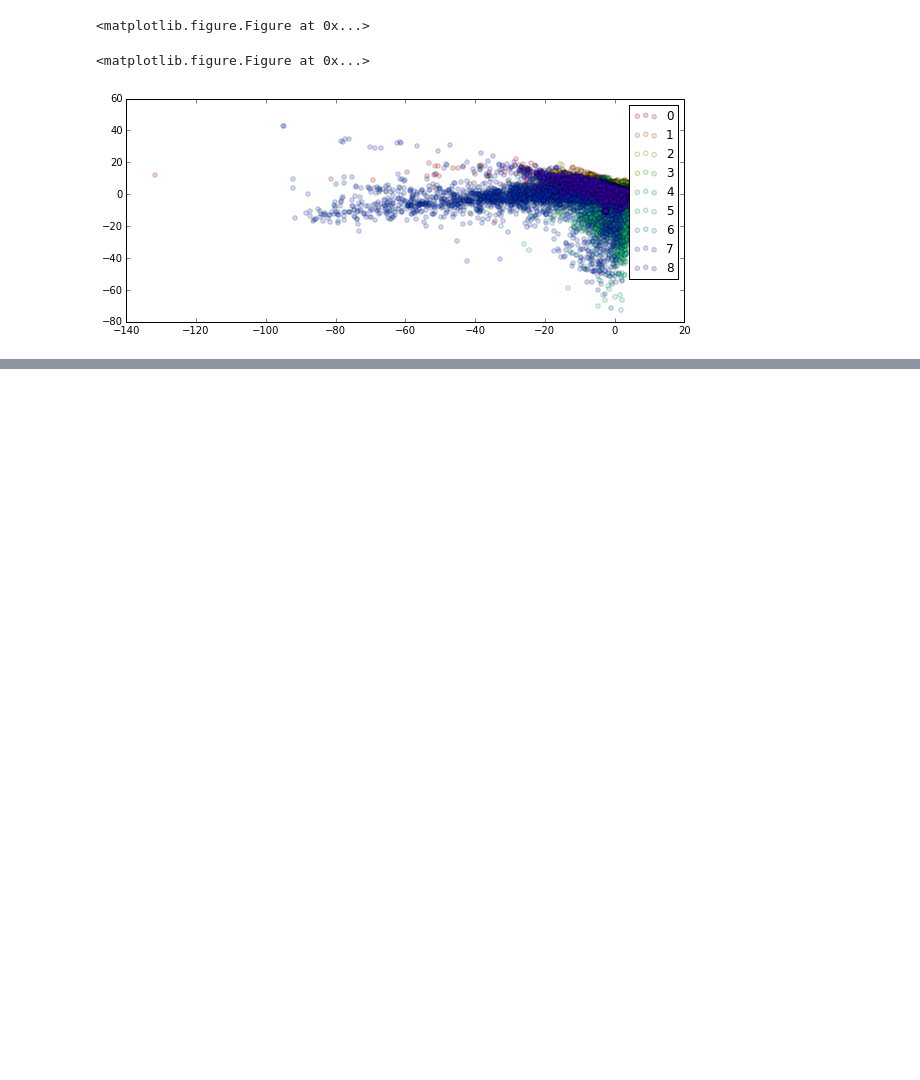
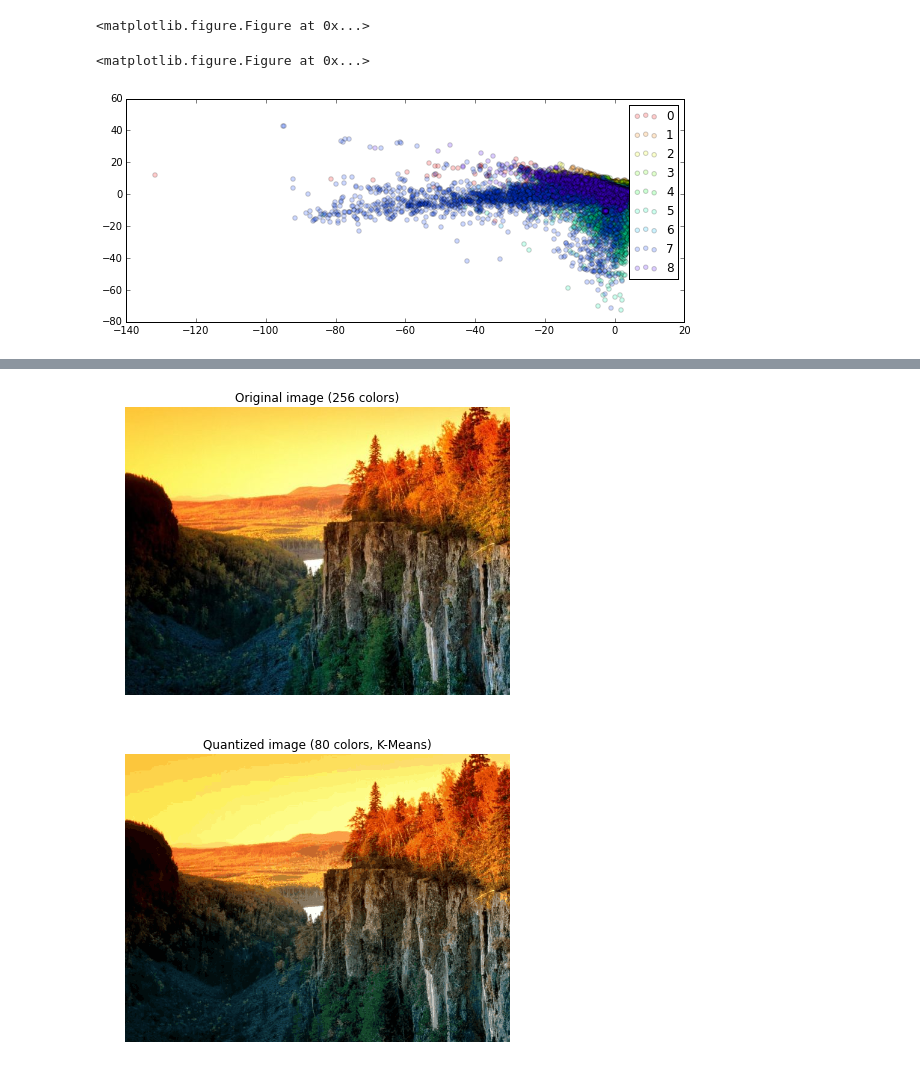
Before and after one commit to Pazitos10/DSS, a Jupyter notebook: TP5/tp5.ipynb, the cells around one changed output, grey strips where cells are left out. Saved outputs shown, nothing was run; the diff lists cells and outputs as text; code cells hidden in the pictures; blank space fills up the shorter version.

```diff
--- a/TP5/tp5.ipynb
+++ b/TP5/tp5.ipynb
@@ -257,0 +359,8 @@ En donde la función "train_test_split()", recibe como parámetros los datos ori
+# %%
+img = plt.imread("data/img.jpg")
+original_colors = np.unique(img)
+#plt.imshow(img)
+n_colors = 80
+# %%
+img = img.astype(dtype=np.float64)/255
+print img #Se ven los valores RGB llevados a la escala 0..1
@@ -257,0 +385,6 @@ En donde la función "train_test_split()", recibe como parámetros los datos ori
+# %%
+w, h, d = original_shape = tuple(img.shape)
+assert d == 3
+image_array = np.reshape(img, (w * h, d))
+print image_array.shape
+print image_array
@@ -257,0 +400,32 @@ En donde la función "train_test_split()", recibe como parámetros los datos ori
+# %%
+image_array_sample = shuffle(image_array, random_state=0)[:1000]
+kmeans = KMeans(n_clusters=n_colors, random_state=0).fit(image_array_sample)
+labels = kmeans.predict(image_array)
+# %%
+def recreate_image(codebook, labels, w, h):
+    """Recreate the (compressed) image from the code book & labels"""
+    d = codebook.shape[1]
+    image = np.zeros((w, h, d))
+    label_idx = 0
+    for i in range(w):
+        for j in range(h):
+            image[i][j] = codebook[labels[label_idx]]
+            label_idx += 1
+    return image
+
+def print_img(image, title, figure):
+    plt.figure(figure)
+    plt.clf()
+    ax = plt.axes([0, 0, 1, 1])
+    plt.axis('off')
+    plt.title(title)
+    plt.imshow(image)
+
+title1 = 'Original image ({} colors)'.format(original_colors.shape[0])
+title2 = 'Quantized image ({} colors, K-Means)'.format(n_colors)
+
+print_img(img, title1, 1)
+print_img(recreate_image(kmeans.cluster_centers_, labels, w, h), title2, 2)
+# %% [output]
+[figure, added]
+[figure, added]
```
Also changed, not shown: parts of 13 cells of this notebook, 2 other files.
